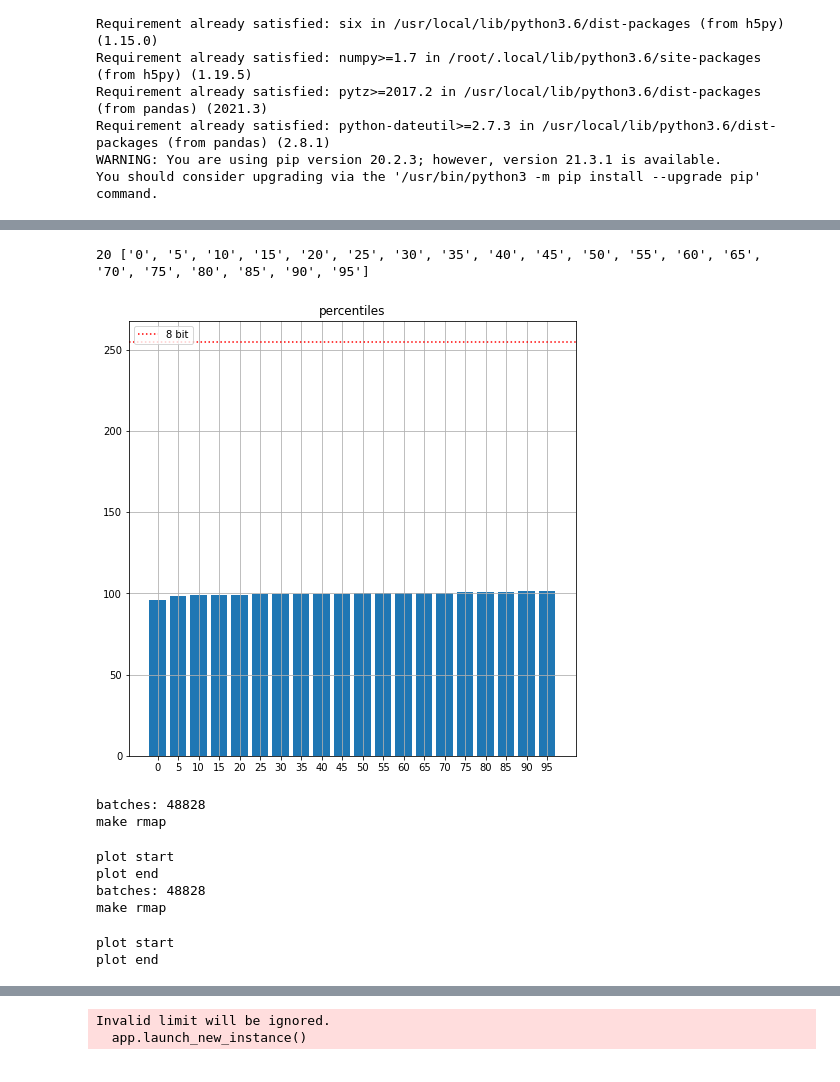
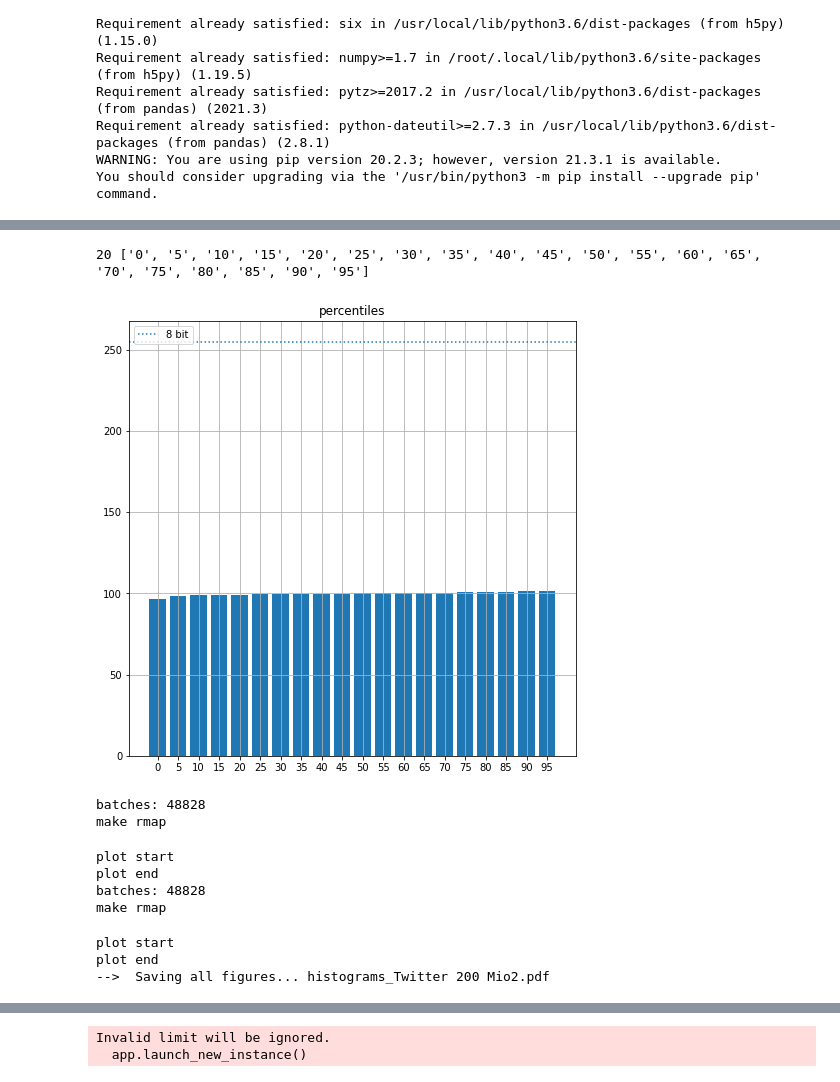
Before and after one commit to mlaass/globimap, a Jupyter notebook: experiments/notebooks/resolutions2.ipynb, the cells around one changed output, grey strips where cells are left out. Saved outputs shown, nothing was run; the diff lists cells and outputs as text; code cells hidden in the pictures.

Commit message:
resolutions

```diff
--- a/experiments/notebooks/resolutions2.ipynb
+++ b/experiments/notebooks/resolutions2.ipynb
@@ -99,7 +22,7 @@ import math
 from matplotlib import pyplot as plt
 import matplotlib.backends.backend_pdf as pdf
 from mpl_toolkits.mplot3d import axes3d
-figsize = (8,8)
+figsize = (6,6)
 def save_figs(fn):
     print(f"-->  Saving all figures... {fn}")
     out_pdf = pdf.PdfPages(fn)
@@ -145,36 +68,48 @@ plt.show()
 # %%
 def plot_percentiles(data, title="percentiles", size=10):
     q = np.percentile(list(data), np.arange(0,100,size))
     plt.figure(figsize=figsize)
     names = [str(x) for x in list(np.arange(0,100,size))]
     mx = np.max(q)
 
-    plt.axhline(y = 255, color = 'r', linestyle = ':', label = "8 bit")
+    if(mx < pow(2,12)):
+        plt.axhline(y = 255,  linestyle = ':', label = "8 bit")
+
+    if(mx >= pow(2,12)):
+        plt.axhline(y = pow(2,12),  linestyle = ':', label = "12 bit")
+
     if(mx >= 65536):
-        plt.axhline(y = 65536, color = 'r', linestyle = '--', label = "16 bit")
+        plt.axhline(y = 65536,  linestyle = '--', label = "16 bit")
+
+    if(mx >= pow(2,20)):
+        plt.axhline(y = pow(2,20), linestyle = '-', label = "20 bit")
+
     if(mx >= pow(2,24)):
-        plt.axhline(y = pow(2,24), color = 'r', linestyle = '-', label = "24 bit")
+        plt.axhline(y = pow(2,24), linestyle = '.', label = "24 bit")
+
+    if(mx >= pow(2,28)):
+        plt.axhline(y = pow(2,28),  linestyle = '--', label = "28 bit")
 
     if(mx >= pow(2,32)):
-        plt.axhline(y = pow(2,32), color = 'r', linestyle = '-.', label = "32 bit")
+        plt.axhline(y = pow(2,32),  linestyle = '-.', label = "32 bit")
 
     print(len(names),names)
     plt.bar(names,list(q))
     plt.grid()
     plt.title(title)
     plt.legend( loc = 'upper left')
     #plt.show()
 
 plot_percentiles(data, size=5)
 plt.show()
 # %% [output]
 20 ['0', '5', '10', '15', '20', '25', '30', '35', '40', '45', '50', '55', '60', '65', '70', '75', '80', '85', '90', '95']
-[figure, old version]
+[figure, new version]
 # %%
 hf = h5py.File("/tf/pointclouds_2d/data/twitter_200mio_coords.h5","r")
-datasets = [("asia_200mio","/tf/pointclouds_2d/data/asia_200mio_coords.h5"),("twitter_200mio", "/tf/pointclouds_2d/data/twitter_200mio_coords.h5")]
-
-resolutions = [8192]
+datasets = [("OSM 200 Mio","/tf/pointclouds_2d/data/asia_200mio_coords.h5"),("Twitter 200 Mio", "/tf/pointclouds_2d/data/twitter_200mio_coords.h5")]
+figsize = (6,6)
+resolutions = [8192*2]
 m = {}
 for ds, dsfn in datasets:
     hf = h5py.File(dsfn,"r")
@@ -215,13 +150,13 @@ for ds, dsfn in datasets:
         print("plot start")
         rv = list(rmap.values())
         m[ds] = rv
-        #plot_hist(rv, bins=100, title=f"Bin Sizes {ds} {r}x{r}", xlab="Bin Size", ylab="# of Bins")
-        #print("...")
-        #plot_percentiles(rv, title=f"Bin Size Percentiles {ds} {r}x{r}", size=5)
+        plot_hist(rv, bins=100, title=f"Bin Sizes {ds} {r}x{r}", xlab="Bin Size", ylab="# of Bins")
+        print("...")
+        plot_percentiles(rv, title=f"Bin Size Percentiles {ds} {r}x{r}", size=5)
         print("plot end")
 
 
-#save_figs(f'histograms_{ds}1.pdf')
+save_figs(f'histograms_{ds}2.pdf')
 # %% [output]
 batches: 48828
 make rmap
@@ -231,4 +166,5 @@ batches: 48828
 make rmap
 plot start
 plot end
+-->  Saving all figures... histograms_Twitter 200 Mio2.pdf
 # %%
```
Also changed, not shown: parts of 9 cells of this notebook, 5 other files.
